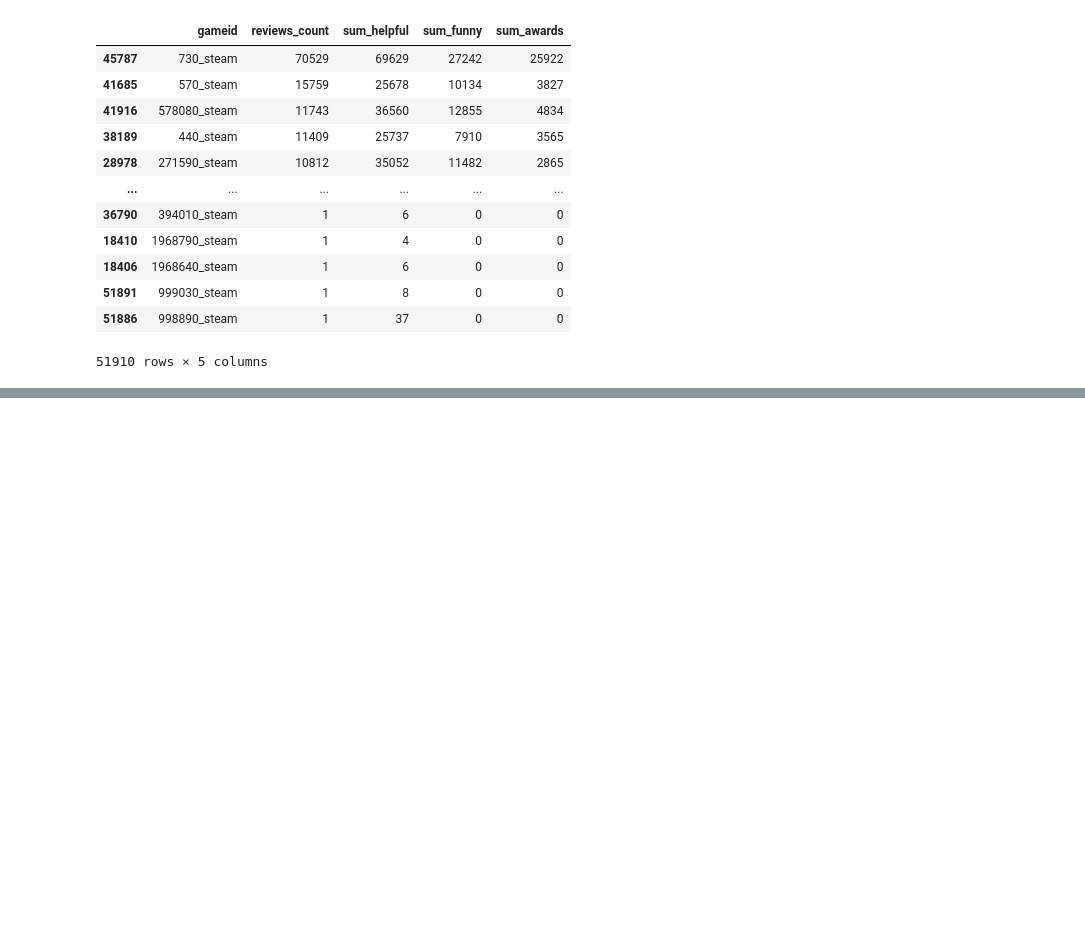
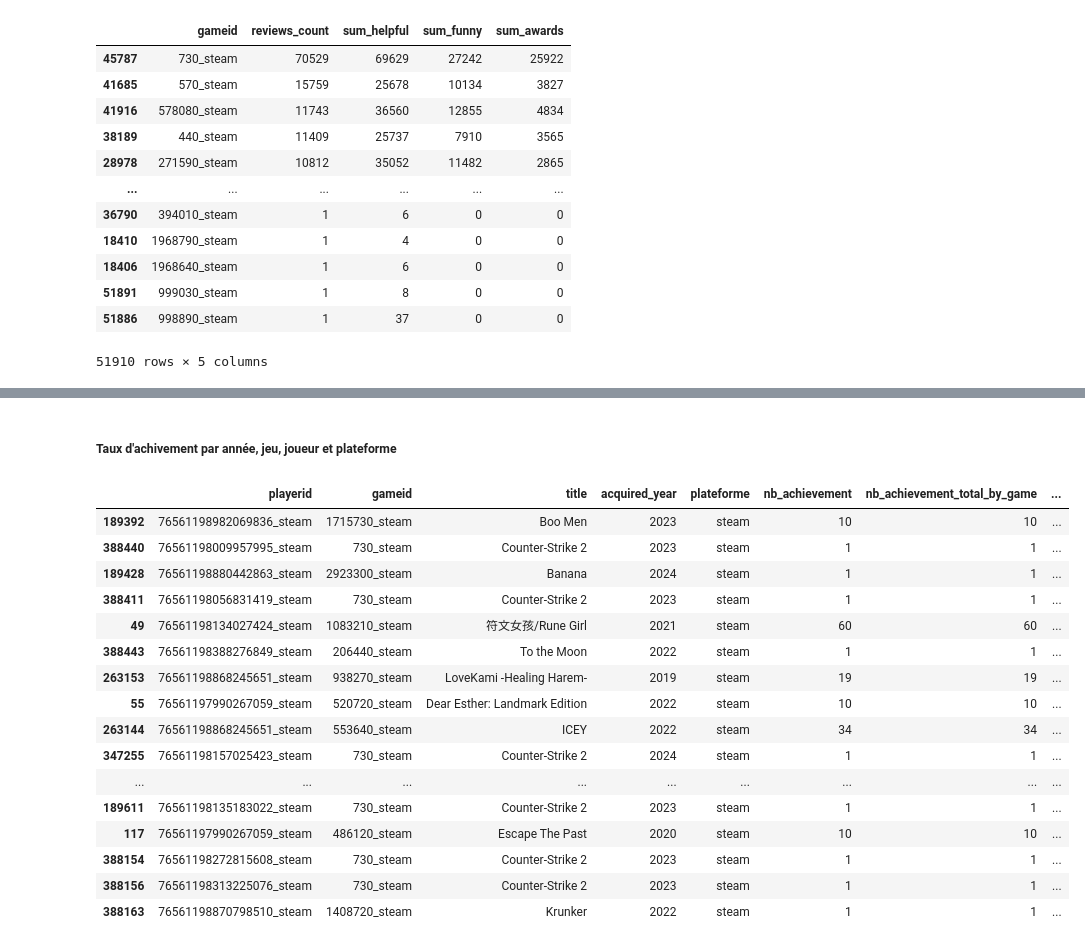
Before and after one commit to isanyams/projet-jeux-video, a Jupyter notebook: projet_jeux_videos_final.ipynb, the cells around one changed output, grey strips where cells are left out. Drawn from its saved outputs; the diff is of its cells as text; code cells hidden in the pictures; blank space fills up the shorter version.

```diff
--- a/projet_jeux_videos_final.ipynb
+++ b/projet_jeux_videos_final.ipynb
@@ -543,0 +746,15 @@ most_reviewed_games
+# %%
+#Nombre d'achievement par année, plateforme, joueur et jeu
+achievement_year_player_game_plateforme = pd.read_csv('achievement_year_player_game_plateforme.csv')
+achievement_year_player_game_plateforme.rename(columns=
+    {
+        'PLAYERID':'playerid',
+        'GAMEID':'gameid',
+        'ACQUIRED_YEAR':'acquired_year',
+        'TITLE':'title',
+        'PLATEFORME':'plateforme',
+        'NB_ACHIVEMENT':'nb_achievement'
+    },
+    inplace=True
+)
+achievement_year_player_game_plateforme.sort_values(by='nb_achievement', ascending=False).head(50)
@@ -543,0 +781,3 @@ most_reviewed_games
+# %%
+achievements_by_game = achievements.groupby(['gameid']).size().reset_index(name = 'nb_achievement_total_by_game')
+achievements_by_game.head()
@@ -543,0 +791,26 @@ most_reviewed_games
+# %% [markdown]
+##### Taux d'achivement par année, jeu, joueur et plateforme
+# %%
+achievement_year_player_game_plateforme = pd.merge(left=achievement_year_player_game_plateforme, right=achievements_by_game, on='gameid', how='left')
+achievement_year_player_game_plateforme['taux_achievement'] = achievement_year_player_game_plateforme['nb_achievement'] / achievement_year_player_game_plateforme['nb_achievement_total_by_game']
+
+
+achievement_year_player_game_plateforme.sort_values(by='taux_achievement', ascending=False).head(50)
+# %% [output]
+|  | playerid | gameid | title | acquired_year | plateforme | nb_achievement | nb_achievement_total_by_game | ... |
+| 189392 | 76561198982069836_steam | 1715730_steam | Boo Men | 2023 | steam | 10 | 10 | ... |
+| 388440 | 76561198009957995_steam | 730_steam | Counter-Strike 2 | 2023 | steam | 1 | 1 | ... |
+| 189428 | 76561198880442863_steam | 2923300_steam | Banana | 2024 | steam | 1 | 1 | ... |
+| 388411 | 76561198056831419_steam | 730_steam | Counter-Strike 2 | 2023 | steam | 1 | 1 | ... |
+| 49 | 76561198134027424_steam | 1083210_steam | 符文女孩/Rune Girl | 2021 | steam | 60 | 60 | ... |
+| 388443 | 76561198388276849_steam | 206440_steam | To the Moon | 2022 | steam | 1 | 1 | ... |
+| 263153 | 76561198868245651_steam | 938270_steam | LoveKami -Healing Harem- | 2019 | steam | 19 | 19 | ... |
+| 55 | 76561197990267059_steam | 520720_steam | Dear Esther: Landmark Edition | 2022 | steam | 10 | 10 | ... |
+| 263144 | 76561198868245651_steam | 553640_steam | ICEY | 2022 | steam | 34 | 34 | ... |
+| 347255 | 76561198157025423_steam | 730_steam | Counter-Strike 2 | 2024 | steam | 1 | 1 | ... |
+| ... | ... | ... | ... | ... | ... | ... | ... | ... |
+| 189611 | 76561198135183022_steam | 730_steam | Counter-Strike 2 | 2023 | steam | 1 | 1 | ... |
+| 117 | 76561197990267059_steam | 486120_steam | Escape The Past | 2020 | steam | 10 | 10 | ... |
+| 388154 | 76561198272815608_steam | 730_steam | Counter-Strike 2 | 2023 | steam | 1 | 1 | ... |
+| 388156 | 76561198313225076_steam | 730_steam | Counter-Strike 2 | 2023 | steam | 1 | 1 | ... |
+| 388163 | 76561198870798510_steam | 1408720_steam | Krunker | 2022 | steam | 1 | 1 | ... |
```
Also changed, not shown: parts of 46 cells of this notebook.
